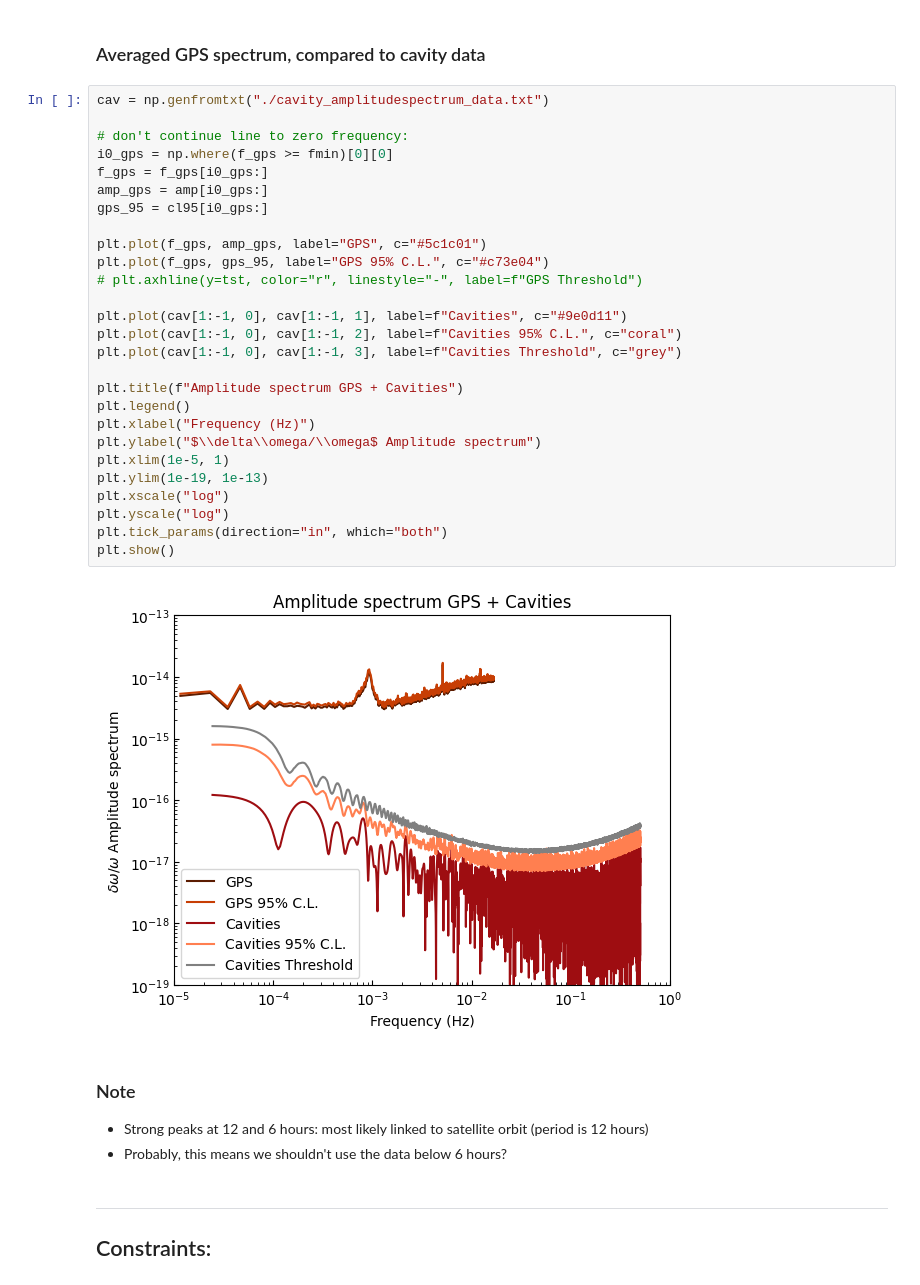
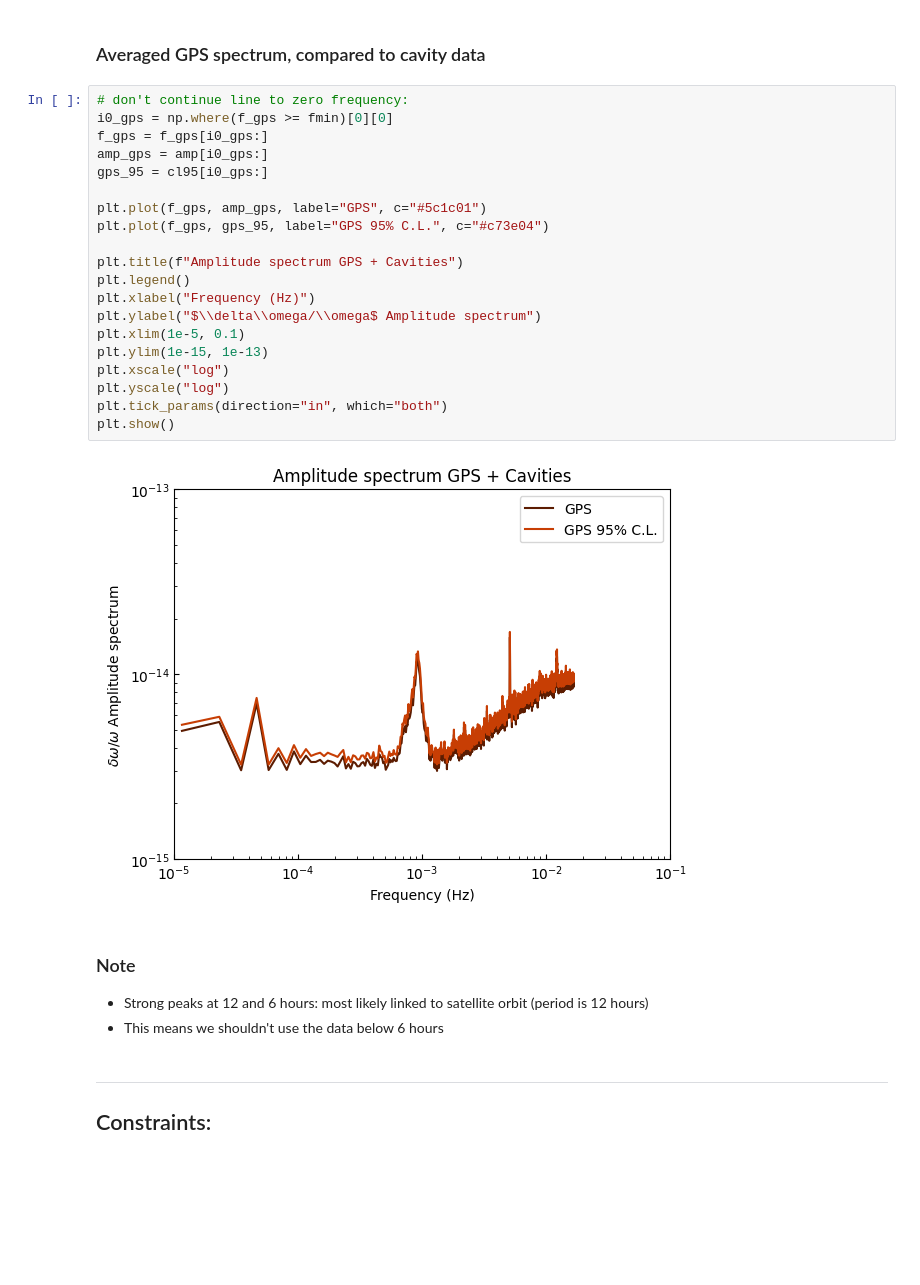
Before and after one commit to benroberts999/gps-analysis, a Jupyter notebook: analyse_gps_sats.ipynb, the cells around one changed output. Drawn from its saved outputs; the diff is of its cells as text; blank space fills up the shorter version.

```diff
--- a/analyse_gps_sats.ipynb
+++ b/analyse_gps_sats.ipynb
@@ -626,39 +615,32 @@ plt.show()
 # %% [markdown]
 ### Averaged GPS spectrum, compared to cavity data
 # %%
-cav = np.genfromtxt("./cavity_amplitudespectrum_data.txt")
-
 # don't continue line to zero frequency:
 i0_gps = np.where(f_gps >= fmin)[0][0]
 f_gps = f_gps[i0_gps:]
 amp_gps = amp[i0_gps:]
 gps_95 = cl95[i0_gps:]
 
 plt.plot(f_gps, amp_gps, label="GPS", c="#5c1c01")
 plt.plot(f_gps, gps_95, label="GPS 95% C.L.", c="#c73e04")
-# plt.axhline(y=tst, color="r", linestyle="-", label=f"GPS Threshold")
-
-plt.plot(cav[1:-1, 0], cav[1:-1, 1], label=f"Cavities", c="#9e0d11")
-plt.plot(cav[1:-1, 0], cav[1:-1, 2], label=f"Cavities 95% C.L.", c="coral")
-plt.plot(cav[1:-1, 0], cav[1:-1, 3], label=f"Cavities Threshold", c="grey")
 
 plt.title(f"Amplitude spectrum GPS + Cavities")
 plt.legend()
 plt.xlabel("Frequency (Hz)")
 plt.ylabel("$\\delta\\omega/\\omega$ Amplitude spectrum")
-plt.xlim(1e-5, 1)
-plt.ylim(1e-19, 1e-13)
+plt.xlim(1e-5, 0.1)
+plt.ylim(1e-15, 1e-13)
 plt.xscale("log")
 plt.yscale("log")
 plt.tick_params(direction="in", which="both")
 plt.show()
 # %% [output]
-[figure, old version]
+[figure, new version]
 # %% [markdown]
 ### Note
 
 * Strong peaks at 12 and 6 hours: most likely linked to satellite orbit (period is 12 hours)
-* Probably, this means we shouldn't use the data below 6 hours?
+* This means we shouldn't use the data below 6 hours
 # %% [markdown]
 ------------
 ## Constraints:
```
Also changed, not shown: parts of 19 cells of this notebook, 25 other files.
